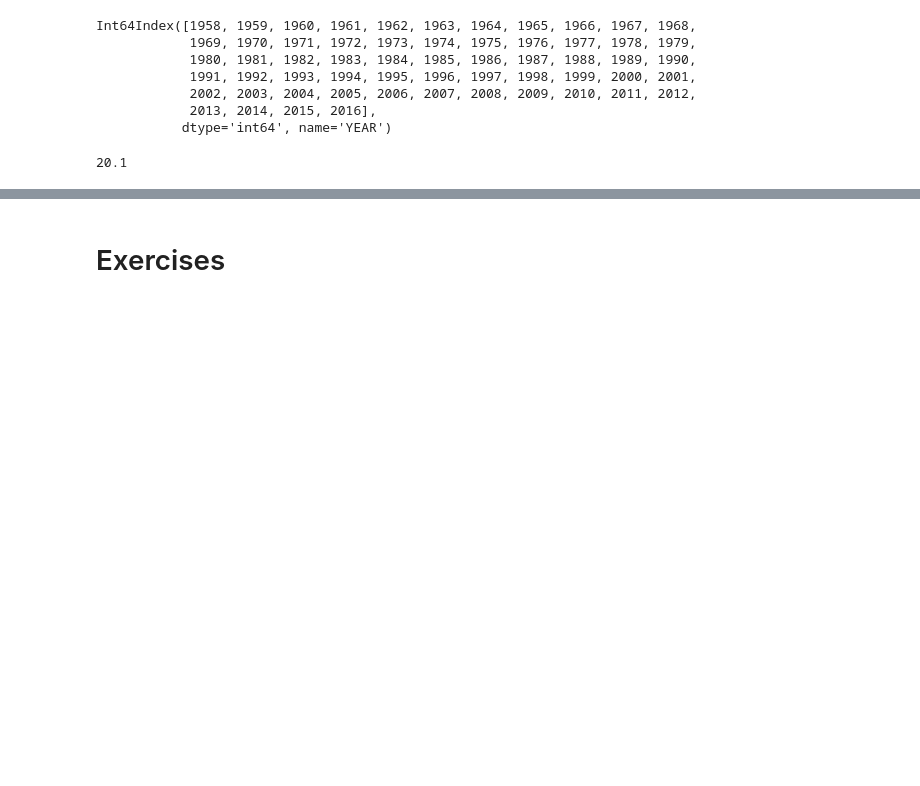
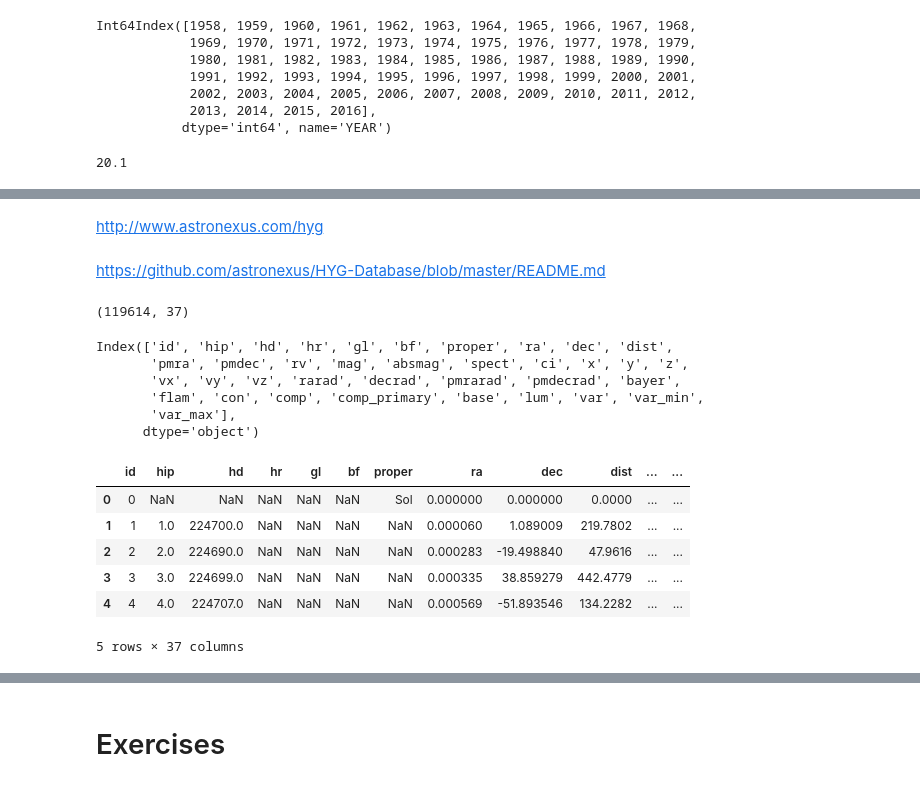
Before and after one commit to CosmoStat/Tutorials, a Jupyter notebook: Tutorial_2/Pandas-A.ipynb, the cells around one changed output, grey strips where cells are left out. Saved outputs shown, nothing was run; the diff lists cells and outputs as text; code cells hidden in the pictures; blank space fills up the shorter version.

```diff
--- a/Tutorial_2/Pandas-A.ipynb
+++ b/Tutorial_2/Pandas-A.ipynb
@@ -553,0 +554,4 @@ cr_temp.ENE[1965]
+# %% [markdown]
+http://www.astronexus.com/hyg
+# %% [markdown]
+https://github.com/astronexus/HYG-Database/blob/master/README.md
@@ -553,0 +560,23 @@ cr_temp.ENE[1965]
+# %%
+hyg_database.shape
+# %% [output]
+(119614, 37)
+# %%
+hyg_database.columns
+# %% [output]
+Index(['id', 'hip', 'hd', 'hr', 'gl', 'bf', 'proper', 'ra', 'dec', 'dist',
+       'pmra', 'pmdec', 'rv', 'mag', 'absmag', 'spect', 'ci', 'x', 'y', 'z',
+       'vx', 'vy', 'vz', 'rarad', 'decrad', 'pmrarad', 'pmdecrad', 'bayer',
+       'flam', 'con', 'comp', 'comp_primary', 'base', 'lum', 'var', 'var_min',
+       'var_max'],
+      dtype='object')
+# %%
+hyg_database.head()
+# %% [output]
+|  | id | hip | hd | hr | gl | bf | proper | ra | dec | dist | ... | ... |
+| 0 | 0 | NaN | NaN | NaN | NaN | NaN | Sol | 0.000000 | 0.000000 | 0.0000 | ... | ... |
+| 1 | 1 | 1.0 | 224700.0 | NaN | NaN | NaN | NaN | 0.000060 | 1.089009 | 219.7802 | ... | ... |
+| 2 | 2 | 2.0 | 224690.0 | NaN | NaN | NaN | NaN | 0.000283 | -19.498840 | 47.9616 | ... | ... |
+| 3 | 3 | 3.0 | 224699.0 | NaN | NaN | NaN | NaN | 0.000335 | 38.859279 | 442.4779 | ... | ... |
+| 4 | 4 | 4.0 | 224707.0 | NaN | NaN | NaN | NaN | 0.000569 | -51.893546 | 134.2282 | ... | ... |
+5 rows × 37 columns
```
Also changed, not shown: parts of 29 cells of this notebook, 1 other file.
